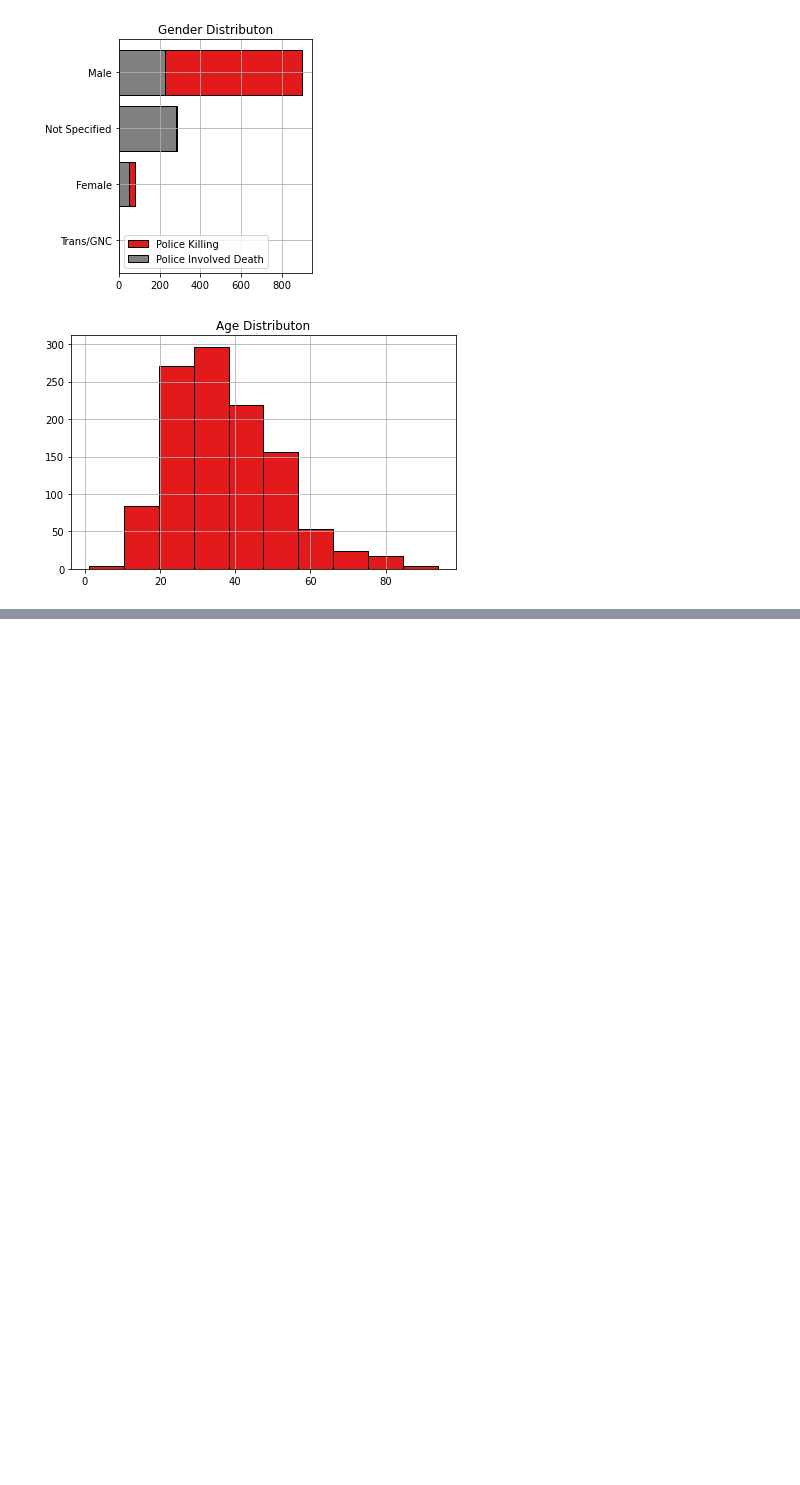
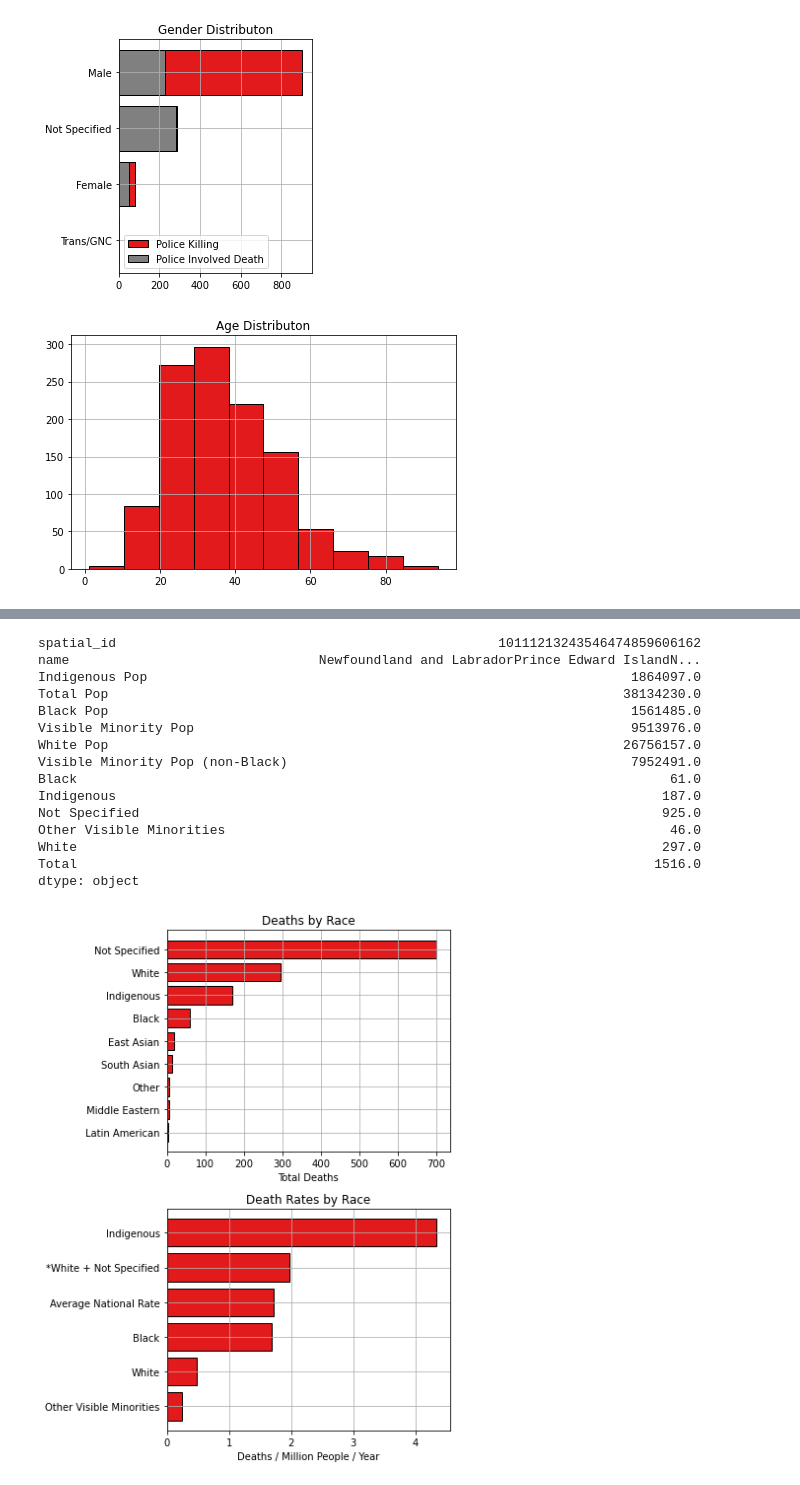
Before and after one commit to Police-Involved-Deaths-CA/Data, a Jupyter notebook: Data_Overview.ipynb, the cells around one changed output, grey strips where cells are left out. Cells and saved outputs as stored; diff of their text form; code cells hidden in the pictures; blank space fills up the shorter version.

```diff
--- a/Data_Overview.ipynb
+++ b/Data_Overview.ipynb
@@ -806,7 +814,7 @@ Years = (dt.datetime.now().year+dt.datetime.now().timetuple().tm_yday/365-2000)
 # the .read_file() function reads shapefiles
 Prov = gpd.read_file('Spatial_Data/2021/Prov/'+Shape_file+'.shp')
 Prov = Prov.to_crs(CA.crs)
-print(Prov.crs)
+# print(Prov.crs)
 
 ## Note - This is the terminology used by the census
 ## It can be found in the variable_name file that comes with the download
@@ -825,49 +833,78 @@ Prov.head()
 
 Prov['prov'] = Prov['name'].replace(can_province_abbrev)
 Prov = Prov.set_index('prov')
+
+Demos = ['Indigenous','White','Black','Other Visible Minorities','*White + Not Specified','Average National Rate']
+PID['Demographic']='Other Visible Minorities'
+for d in Demos[:3]:
+    PID.loc[PID['race']==d,'Demographic']=d
+
+PID.loc[PID['race']=='Not Specified','Demographic']='Not Specified'
+
 Demo = PID.groupby(['prov','Demographic']).count()['INDEX'].unstack()
+
 Demo['Total'] = Demo.sum(axis=1)
+
+# print(Demo)
 Prov = Prov.join(Demo)
-# Prov
 
-# Prov = Prov.sum()
 Num = Prov.sum()
+
+
 Rates = []
-Demo = ['Indegenous','White','Black','Other Visible Minorities','*White + Not Specified','Average National Rate']
 Rates.append(Num['Indigenous']/Num['Indigenous Pop']*1e6/Years)
 Rates.append(Num['White']/Num['White Pop']*1e6/Years)
 Rates.append(Num['Black']/Num['Black Pop']*1e6/Years)
-Rates.append(Num['Visible Minority']/Num['Visible Minority Pop (non-Black)']*1e6/Years)
+Rates.append(Num['Other Visible Minorities']/Num['Visible Minority Pop (non-Black)']*1e6/Years)
 Rates.append((Num['White']+Num['Not Specified'])/Num['White Pop']*1e6/Years)
 Rates.append(Num['Total']/Num['Total Pop']*1e6/Years)
 
+# print(Num)
+
 Data = pd.DataFrame(data={'Rates':Rates,
-                         'Demographic':Demo})
+                         'Demographic':Demos})
 
 Data=Data.sort_values(by='Rates')
 
 
 
 # PID.groupby('first_name').count()['INDEX']
 B = Final_Data.groupby('race').count()['INDEX'].sort_values()[-10:]
 
 fig,ax=plt.subplots(2,figsize=(6,8))
 ax[0].barh(B.index,B,color='#e31a1c',edgecolor='k')
 ax[0].grid()
 ax[0].set_xlabel('Total Deaths')
 # plt.tight_layout()
 
 ax[0].set_title('Deaths by Race',fontsize=12)
 # plt.tight_layout()
 # plt.savefig('docs/images/Race.png',dpi=400)
 
 
 # plt.figure(figsize=(8,6))
 ax[1].barh(Data['Demographic'],Data['Rates'],color='#e31a1c',edgecolor='k')
 ax[1].grid()
 ax[1].set_title('Death Rates by Race',fontsize=12)
 ax[1].set_xlabel('Deaths / Million People / Year')
 plt.tight_layout()
 plt.savefig('docs/images/Race_Normalized.png',dpi=400)
+# %% [output]
+spatial_id                                                 10111213243546474859606162
+name                                Newfoundland and LabradorPrince Edward IslandN...
+Indigenous Pop                                                              1864097.0
+Total Pop                                                                  38134230.0
+Black Pop                                                                   1561485.0
+Visible Minority Pop                                                        9513976.0
+White Pop                                                                  26756157.0
+Visible Minority Pop (non-Black)                                            7952491.0
+Black                                                                            61.0
+Indigenous                                                                      187.0
+Not Specified                                                                   925.0
+Other Visible Minorities                                                         46.0
+White                                                                           297.0
+Total                                                                          1516.0
+dtype: object
+[figure, added]
 # %%
 print(Data)
```
Also changed, not shown: parts of 12 cells of this notebook, 11 other files.
